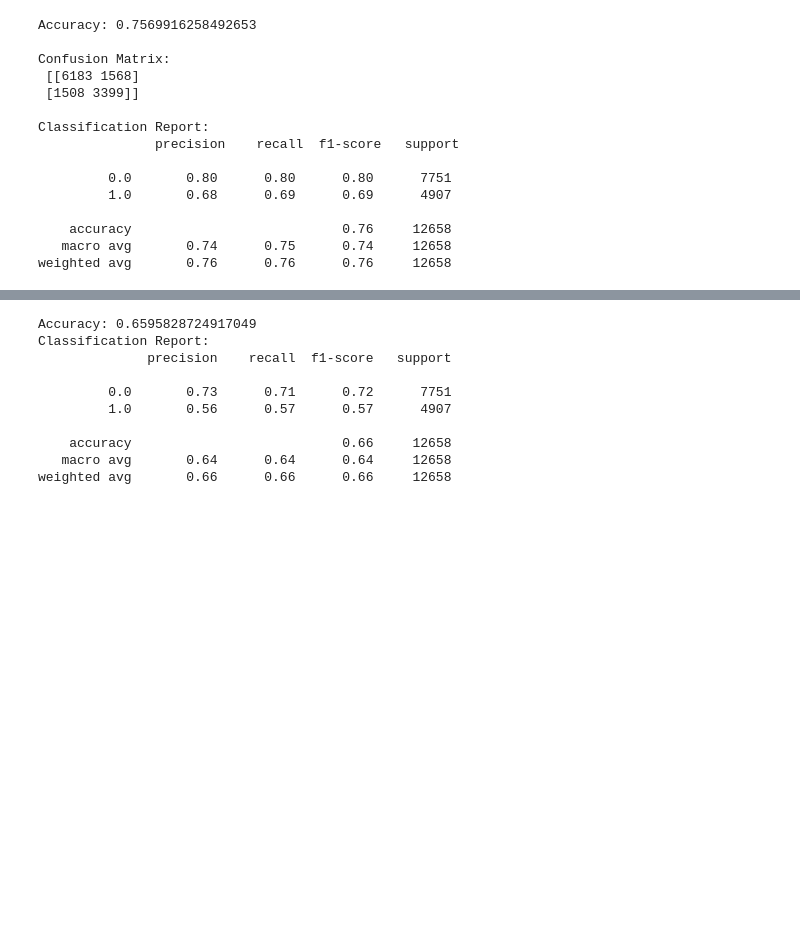
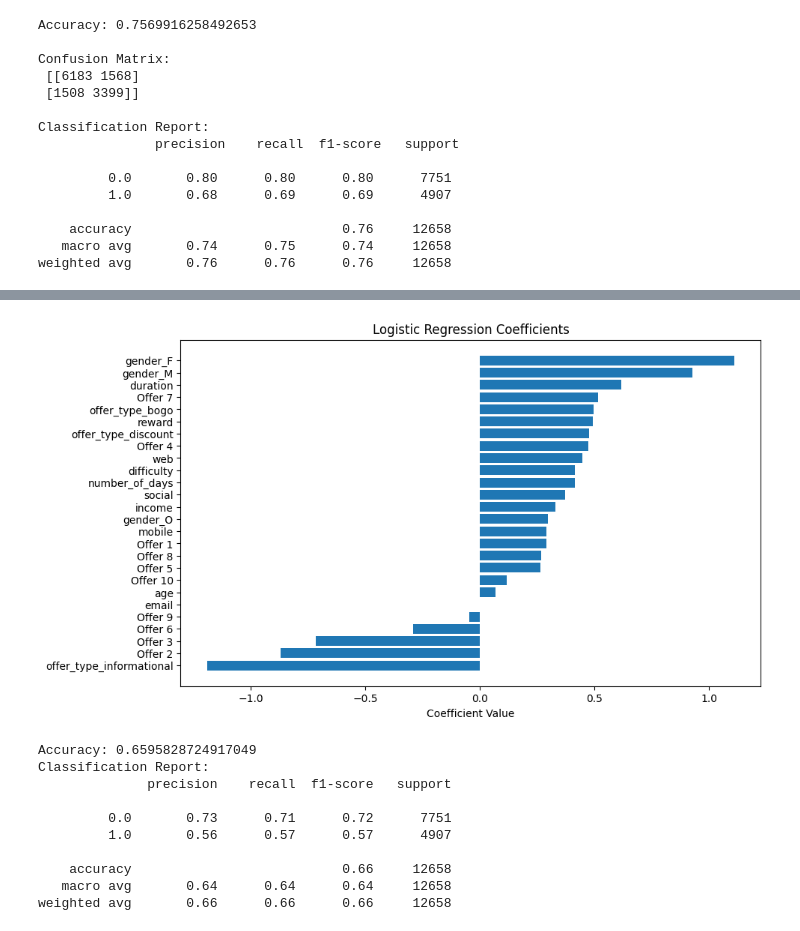
Before and after one commit to SkandaPrasad-S/StarbucksCapstone, a Jupyter notebook: StarbucksWorkspace.ipynb, the cells around one changed output, grey strips where cells are left out. Saved outputs shown, nothing was run; the diff lists cells and outputs as text; code cells hidden in the pictures; blank space fills up the shorter version.

```diff
--- a/StarbucksWorkspace.ipynb
+++ b/StarbucksWorkspace.ipynb
@@ -745,3 +750,22 @@ weighted avg       0.76      0.76      0.76     12658
+# %%
+coefficients = model.coef_[0]
+
+feature_names = features.columns
+
+# Sort coefficients and feature names
+sorted_indices = np.argsort(coefficients)
+sorted_coefficients = coefficients[sorted_indices]
+sorted_feature_names = feature_names[sorted_indices]
+
+# Create a bar plot
+plt.figure(figsize=(10, 6))
+plt.barh(range(len(feature_names)), sorted_coefficients, align='center')
+plt.yticks(range(len(feature_names)), sorted_feature_names)
+plt.xlabel('Coefficient Value')
+plt.title('Logistic Regression Coefficients')
+plt.show()
+# %% [output]
+[figure, added]
 # %%
 from sklearn.neighbors import KNeighborsClassifier
 
```
Also changed, not shown: parts of 15 cells of this notebook, 1 other file.
